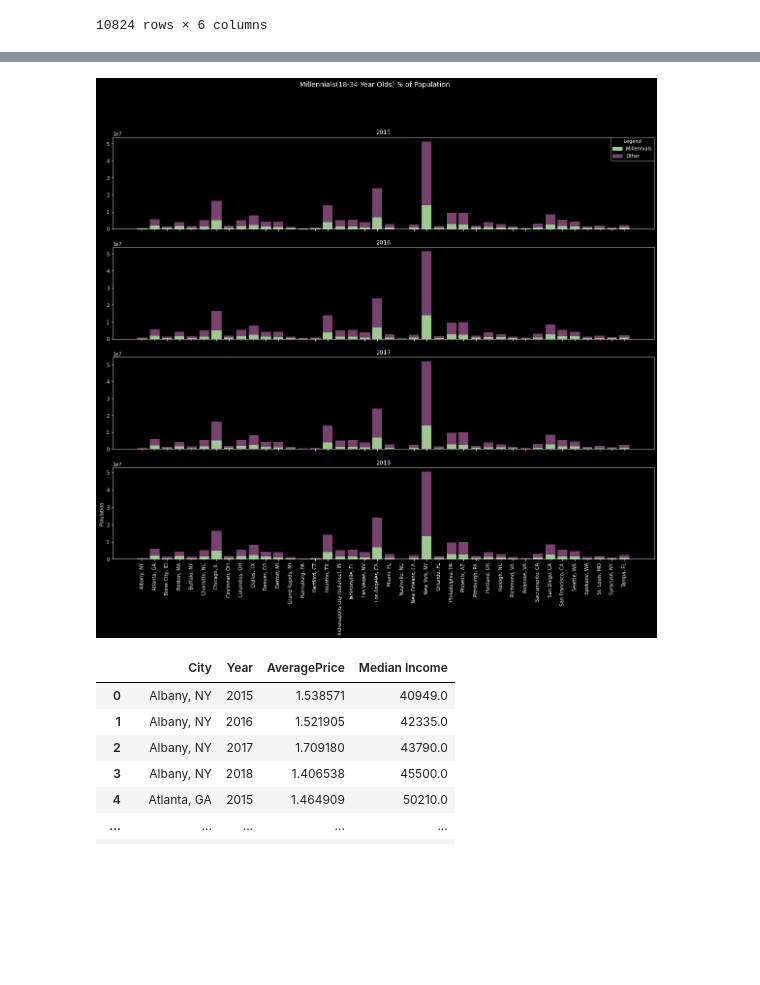
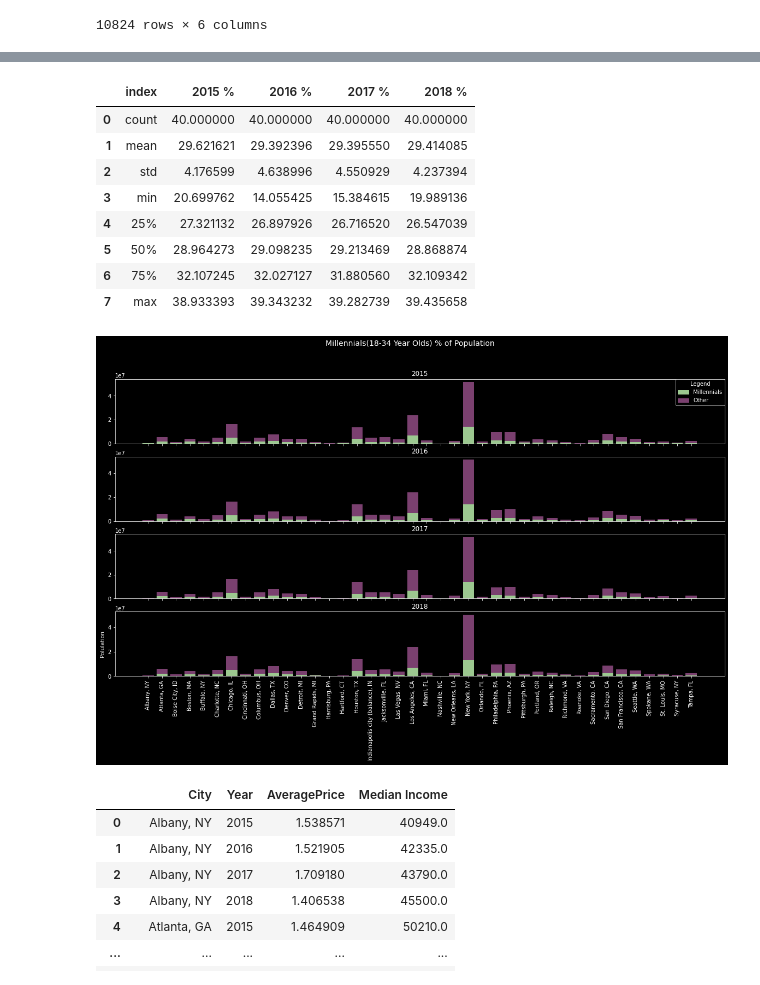
Before and after one commit to lauragtz/project_one, a Jupyter notebook: Avacado_Analysis_JK.ipynb, the cells around one changed output, grey strips where cells are left out. Saved outputs shown, nothing was run; the diff lists cells and outputs as text; code cells hidden in the pictures; blank space fills up the shorter version.

```diff
--- a/Avacado_Analysis_JK.ipynb
+++ b/Avacado_Analysis_JK.ipynb
@@ -47,0 +46,6 @@ plt.hist(income_data['Median Income'])
+# %%
+#look at distribution of income data
+plt.rcParams['figure.figsize']=(5,5)
+plt.hist(income_data['Median Income'])
+plt.title('Income Data Distribution')
+plt.show()
@@ -146,6 +175,7 @@ millennials
 | 16213 | 16213 | 2015 | Tampa, FL | 65 to 74 Years | 25388 | Other |
 10824 rows × 6 columns
 # %%
+#transformation of age data to count millenial data and calculate percentages
 age_groupby = millennials.groupby(['Year', 'City', 'Millennials'])['Number in Range'].sum()
 age_groupby = age_groupby.reset_index().pivot_table(index=['City', ], columns=['Year', 'Millennials'], values='Number in Range').reset_index()
 age_groupby.columns = ['City', '2015 Millennials', '2015 Other','2016 Millennials', '2016 Other', '2017 Millennials', '2017 Other', '2018 Millennials', '2018 Other']
@@ -153,8 +183,8 @@ age_groupby.columns = ['City', '2015 Millennials', '2015 Other','2016 Millennial
 years = [2015, 2016, 2017, 2018]
 
 for year in years:
-    age_groupby['{} %'.format(year)] = (age_groupby['{} Millennials'.format(year)]/(age_groupby['{} Millennials'.format(year)]+age_groupby['{} Other'.format(year)]))*100
-    age_groupby['{} %'.format(year)] = age_groupby['{} %'.format(year)].map("{:,.1f}%".format)
+    age_groupby['{} %'.format(year)] = (age_groupby['{} Millennials'.format(year)]/(age_groupby['{} Millennials'.format(year)]+age_groupby['{} Other'.format(year)]))
+    # age_groupby['{} %'.format(year)] = age_groupby['{} %'.format(year)].map("{:,.1f}%".format)
 
 
 age_groupby
@@ -179,32 +243,48 @@ age_groupby
+# %%
+#describe age stats
+age_describe = age_clip[['2015 %', '2016 %', '2017 %', '2018 %']]*100
+age_describe = age_describe.describe().reset_index().style.background_gradient(cmap='Greens')
+age_describe
+# %% [output]
+|  | index | 2015 % | 2016 % | 2017 % | 2018 % |
+| 0 | count | 40.000000 | 40.000000 | 40.000000 | 40.000000 |
+| 1 | mean | 29.621621 | 29.392396 | 29.395550 | 29.414085 |
+| 2 | std | 4.176599 | 4.638996 | 4.550929 | 4.237394 |
+| 3 | min | 20.699762 | 14.055425 | 15.384615 | 19.989136 |
+| 4 | 25% | 27.321132 | 26.897926 | 26.716520 | 26.547039 |
+| 5 | 50% | 28.964273 | 29.098235 | 29.213469 | 28.868874 |
+| 6 | 75% | 32.107245 | 32.027127 | 31.880560 | 32.109342 |
+| 7 | max | 38.933393 | 39.343232 | 39.282739 | 39.435658 |
 # %%
-plt.rcParams['figure.figsize']=(20,16)
+#percentages of age of millenials per city visual
+plt.rcParams['figure.figsize']=(20,10)
 
 fig2, (ax1, ax2, ax3, ax4) = plt.subplots(4, sharex=True)
 ax1.bar(age_groupby['City'],age_groupby['2015 Millennials'], color = '#9CC890' )
 ax1.bar(age_groupby['City'],age_groupby['2015 Other'], bottom=age_groupby['2015 Millennials'], color='#7A406F')
 ax1.set_title('2015')
 
 ax2.bar(age_groupby['City'],age_groupby['2016 Millennials'], color = '#9CC890' )
 ax2.bar(age_groupby['City'],age_groupby['2016 Other'], bottom=age_groupby['2016 Millennials'], color='#7A406F')
 ax2.set_title('2016')
 
 ax3.bar(age_groupby['City'],age_groupby['2017 Millennials'], color = '#9CC890' )
 ax3.bar(age_groupby['City'],age_groupby['2017 Other'], bottom=age_groupby['2017 Millennials'], color='#7A406F')
 ax3.set_title('2017')
 
 ax4.bar(age_groupby['City'],age_groupby['2018 Millennials'], color = '#9CC890' )
 ax4.bar(age_groupby['City'],age_groupby['2018 Other'], bottom=age_groupby['2018 Millennials'], color='#7A406F')
 ax4.set_title('2018')
 
 mil_patch = mpatches.Patch(color='#9CC890', label='Millennials')
 non_mil_patch = mpatches.Patch(color='#7A406F', label='Other')
 ax1.legend(title='Legend', handles = [mil_patch, non_mil_patch], loc='upper right', fancybox=True, borderaxespad=0)
 
 
 plt.xticks(rotation=90)
 plt.suptitle("Millennials(18-34 Year Olds) % of Population", fontsize=14)
 plt.ylabel('Polulation')
 plt.show()
 # %% [output]
-[figure, old version]
+[figure, new version]
 # %%
```
Also changed, not shown: parts of 22 cells of this notebook, 1 other file.
